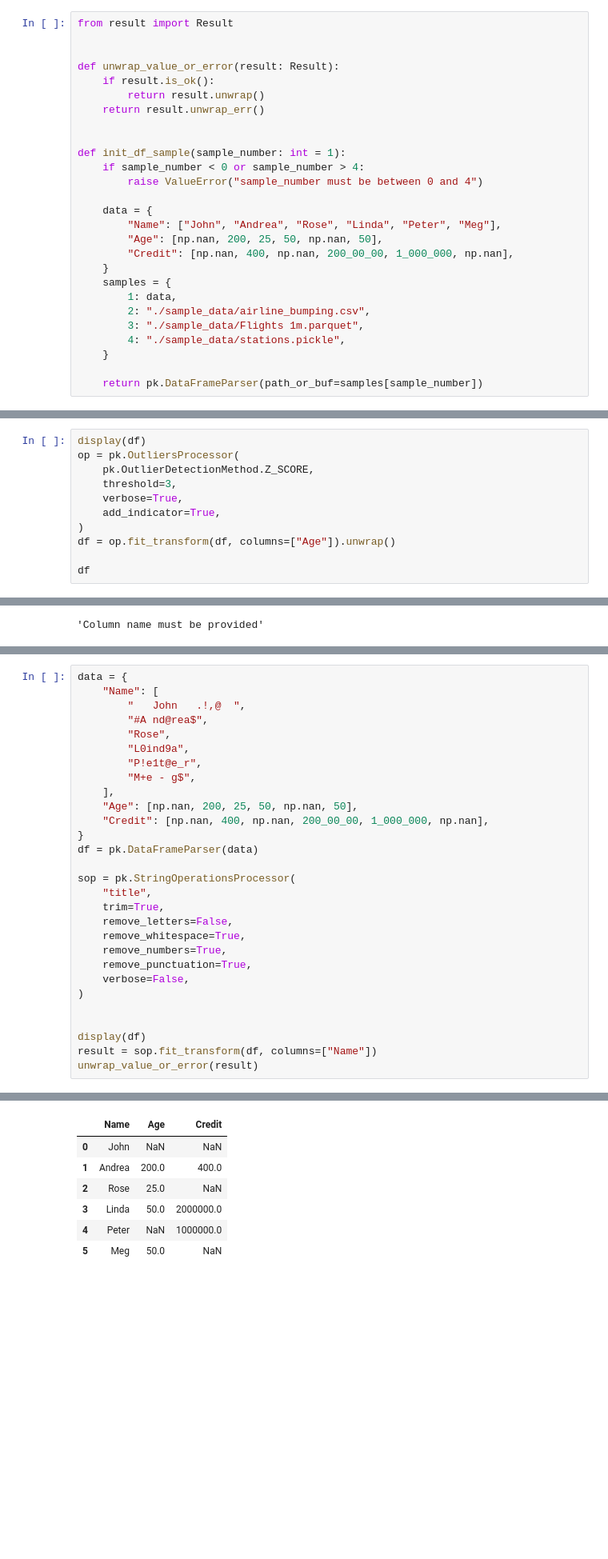
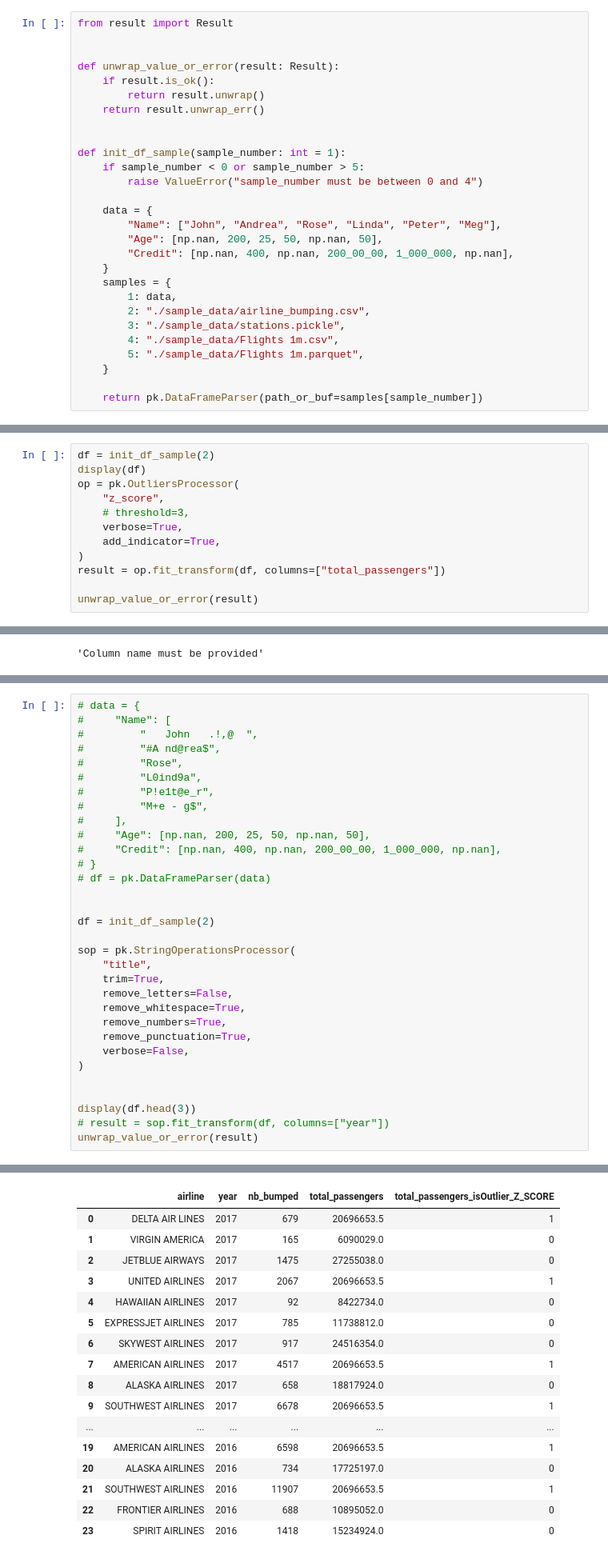
Before and after one commit to AhmedMostafa16/PrediKit, a Jupyter notebook: examples/02_Data_Preperation.ipynb, the cells around one changed output, grey strips where cells are left out. Shown: that part at 80% size. Cells and saved outputs as stored; diff of their text form; blank space fills up the shorter version.

```diff
--- a/examples/02_Data_Preperation.ipynb
+++ b/examples/02_Data_Preperation.ipynb
@@ -123,7 +123,7 @@ def unwrap_value_or_error(result: Result):
 
 
 def init_df_sample(sample_number: int = 1):
-    if sample_number < 0 or sample_number > 4:
+    if sample_number < 0 or sample_number > 5:
         raise ValueError("sample_number must be between 0 and 4")
 
     data = {
@@ -134,8 +134,9 @@ def init_df_sample(sample_number: int = 1):
     samples = {
         1: data,
         2: "./sample_data/airline_bumping.csv",
-        3: "./sample_data/Flights 1m.parquet",
-        4: "./sample_data/stations.pickle",
+        3: "./sample_data/stations.pickle",
+        4: "./sample_data/Flights 1m.csv",
+        5: "./sample_data/Flights 1m.parquet",
     }
 
     return pk.DataFrameParser(path_or_buf=samples[sample_number])
@@ -167,14 +168,15 @@ df = result.unwrap()
 # %% [markdown]
 ## Handling Outliers
 # %%
+df = init_df_sample(2)
 display(df)
 op = pk.OutliersProcessor(
-    pk.OutlierDetectionMethod.Z_SCORE,
-    threshold=3,
+    "z_score",
+    # threshold=3,
     verbose=True,
     add_indicator=True,
 )
-df = op.fit_transform(df, columns=["Age"]).unwrap()
+result = op.fit_transform(df, columns=["total_passengers"])
 
-df
+unwrap_value_or_error(result)
 # %% [output]
@@ -241,19 +245,22 @@ unwrap_value_or_error(res)
 # %% [markdown]
 # String Modifications
 # %%
-data = {
-    "Name": [
-        "   John   .!,@  ",
-        "#A nd@rea$",
-        "Rose",
-        "L0ind9a",
-        "P!e1t@e_r",
-        "M+e - g$",
-    ],
-    "Age": [np.nan, 200, 25, 50, np.nan, 50],
-    "Credit": [np.nan, 400, np.nan, 200_00_00, 1_000_000, np.nan],
-}
-df = pk.DataFrameParser(data)
+# data = {
+#     "Name": [
+#         "   John   .!,@  ",
+#         "#A nd@rea$",
+#         "Rose",
+#         "L0ind9a",
+#         "P!e1t@e_r",
+#         "M+e - g$",
+#     ],
+#     "Age": [np.nan, 200, 25, 50, np.nan, 50],
+#     "Credit": [np.nan, 400, np.nan, 200_00_00, 1_000_000, np.nan],
+# }
+# df = pk.DataFrameParser(data)
+
+
+df = init_df_sample(2)
 
 sop = pk.StringOperationsProcessor(
     "title",
@@ -266,7 +273,7 @@ sop = pk.StringOperationsProcessor(
 )
 
 
-display(df)
-result = sop.fit_transform(df, columns=["Name"])
+display(df.head(3))
+# result = sop.fit_transform(df, columns=["year"])
 unwrap_value_or_error(result)
 # %% [output]
@@ -280,10 +284,20 @@ unwrap_value_or_error(result)
-|  | Name | Age | Credit |
-| 0 | John | NaN | NaN |
-| 1 | Andrea | 200.0 | 400.0 |
-| 2 | Rose | 25.0 | NaN |
-| 3 | Linda | 50.0 | 2000000.0 |
-| 4 | Peter | NaN | 1000000.0 |
-| 5 | Meg | 50.0 | NaN |
+|  | airline | year | nb_bumped | total_passengers | total_passengers_isOutlier_Z_SCORE |
+| 0 | DELTA AIR LINES | 2017 | 679 | 20696653.5 | 1 |
+| 1 | VIRGIN AMERICA | 2017 | 165 | 6090029.0 | 0 |
+| 2 | JETBLUE AIRWAYS | 2017 | 1475 | 27255038.0 | 0 |
+| 3 | UNITED AIRLINES | 2017 | 2067 | 20696653.5 | 1 |
+| 4 | HAWAIIAN AIRLINES | 2017 | 92 | 8422734.0 | 0 |
+| 5 | EXPRESSJET AIRLINES | 2017 | 785 | 11738812.0 | 0 |
+| 6 | SKYWEST AIRLINES | 2017 | 917 | 24516354.0 | 0 |
+| 7 | AMERICAN AIRLINES | 2017 | 4517 | 20696653.5 | 1 |
+| 8 | ALASKA AIRLINES | 2017 | 658 | 18817924.0 | 0 |
+| 9 | SOUTHWEST AIRLINES | 2017 | 6678 | 20696653.5 | 1 |
+| ... | ... | ... | ... | ... | ... |
+| 19 | AMERICAN AIRLINES | 2016 | 6598 | 20696653.5 | 1 |
+| 20 | ALASKA AIRLINES | 2016 | 734 | 17725197.0 | 0 |
+| 21 | SOUTHWEST AIRLINES | 2016 | 11907 | 20696653.5 | 1 |
+| 22 | FRONTIER AIRLINES | 2016 | 688 | 10895052.0 | 0 |
+| 23 | SPIRIT AIRLINES | 2016 | 1418 | 15234924.0 | 0 |
 # %% [markdown]
 # Data Cleanse as a Whole
 # %%
```
Also changed, not shown: parts of 9 cells of this notebook, 5 other files.
